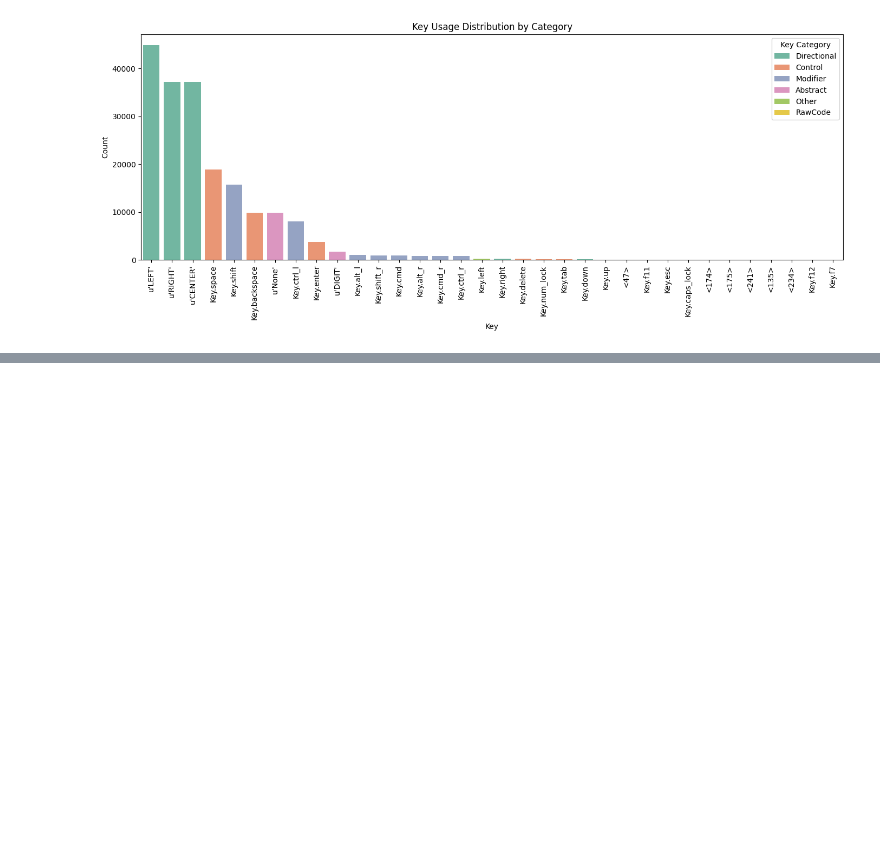
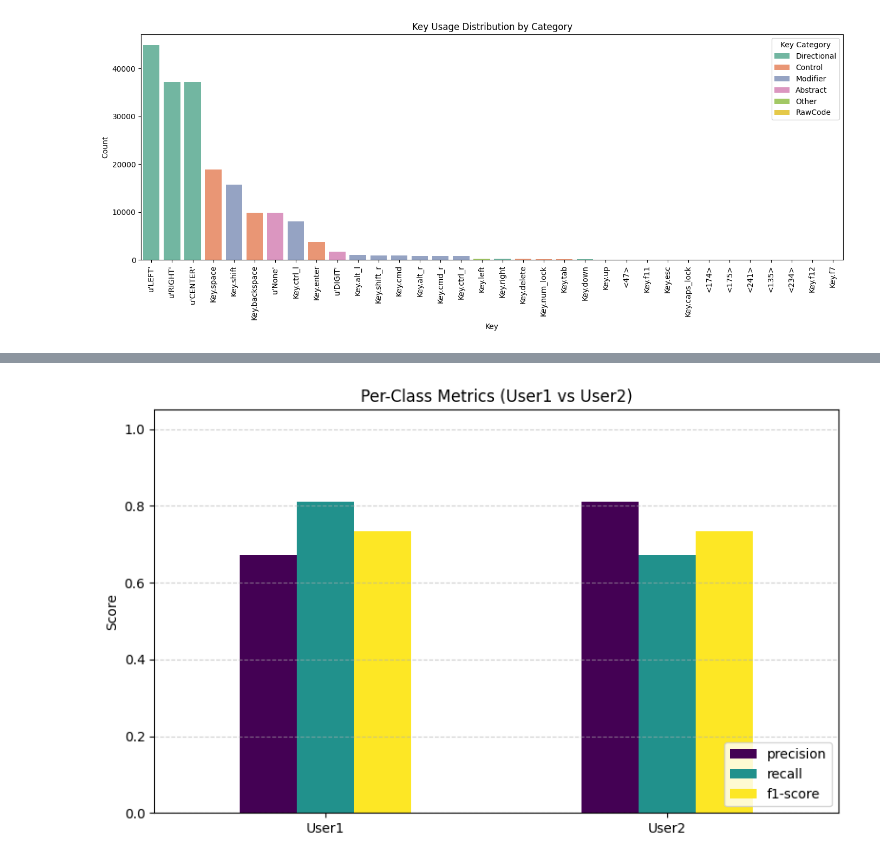
Before and after one commit to abhigyan2003/Transformer-sequence-data, a Jupyter notebook: sequencedata_transformer.ipynb, the cells around one changed output, grey strips where cells are left out. Drawn from its saved outputs; the diff is of its cells as text; code cells hidden in the pictures; blank space fills up the shorter version.

```diff
--- a/sequencedata_transformer.ipynb
+++ b/sequencedata_transformer.ipynb
@@ -310,0 +854,39 @@ Predicted next key: Key.shift
+# %%
+from sklearn.metrics import classification_report
+import pandas as pd
+
+model.eval()
+y_true, y_pred = [], []
+
+with torch.no_grad():
+    for xb, yb in val_dl:
+        logits = model(xb)
+        preds = torch.argmax(logits, dim=1)
+        y_true.extend(yb.tolist())
+        y_pred.extend(preds.tolist())
+
+# Get classification report as dict
+report = classification_report(
+    y_true, y_pred, target_names=user_encoder.classes_, output_dict=True
+)
+
+# Convert to DataFrame for easy plotting
+report_df = pd.DataFrame(report).transpose()
+# %%
+import matplotlib.pyplot as plt
+
+# Select only User1 and User2 rows
+user_metrics = report_df.loc[["User1", "User2"], ["precision", "recall", "f1-score"]]
+
+# Plot
+user_metrics.plot(kind='bar', figsize=(8, 5), colormap='viridis')
+plt.title("Per-Class Metrics (User1 vs User2)")
+plt.ylabel("Score")
+plt.ylim(0, 1.05)
+plt.xticks(rotation=0)
+plt.grid(axis='y', linestyle='--', alpha=0.6)
+plt.legend(loc='lower right')
+plt.tight_layout()
+plt.show()
+# %% [output]
+[figure, added]
```
Also changed, not shown: parts of 46 cells of this notebook.
